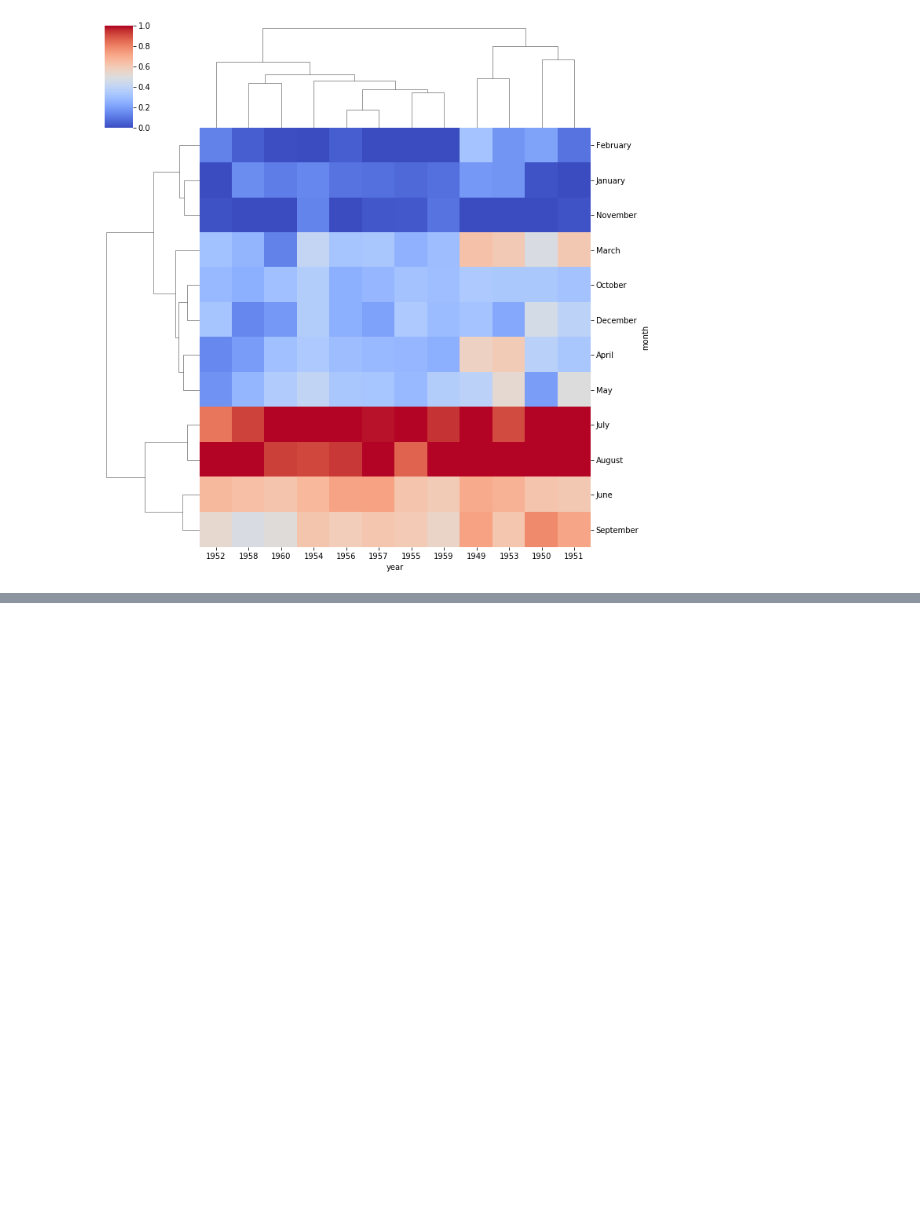
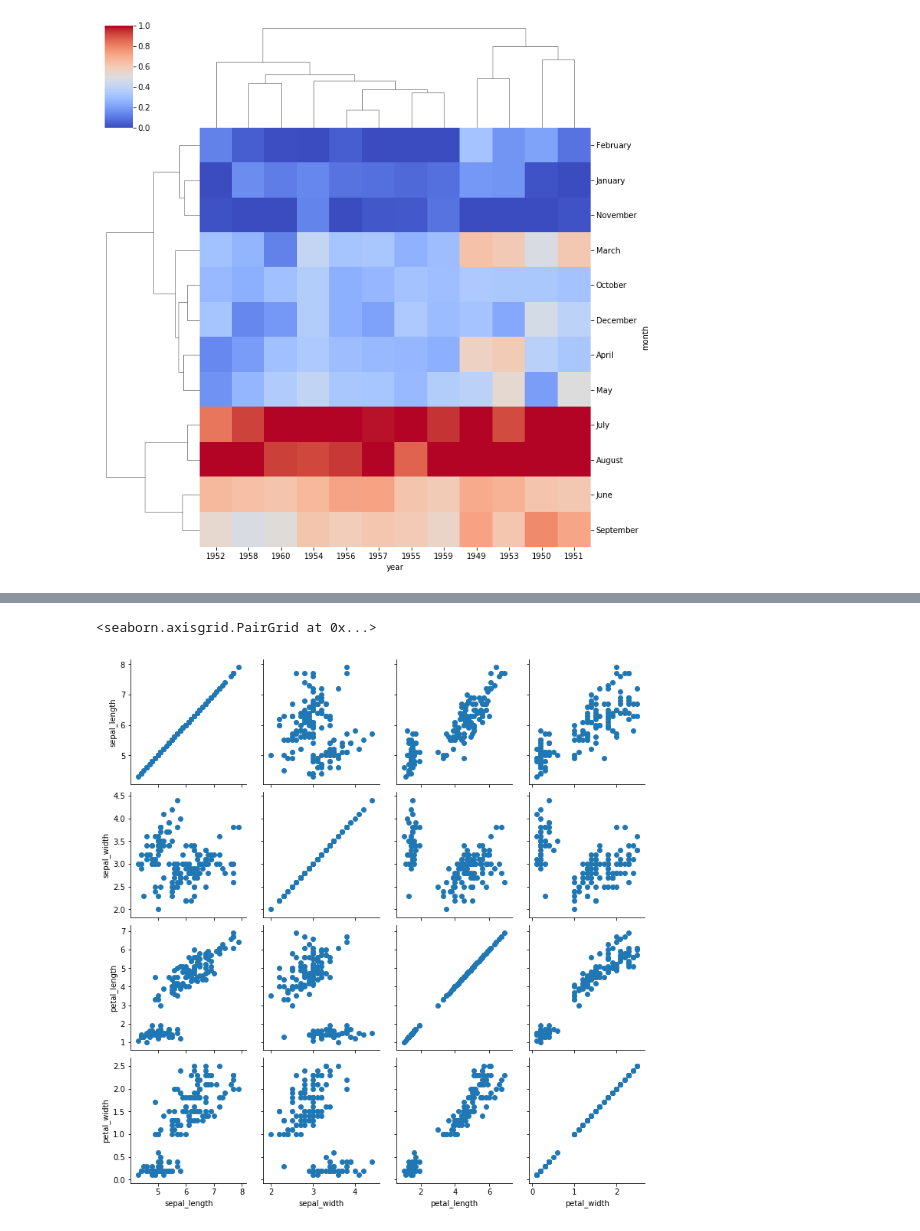
Before and after one commit to sigitp-git/miscell-pydsml, a Jupyter notebook: Seaborn/Seaborn-basics.ipynb, the cells around one changed output, grey strips where cells are left out. Cells and saved outputs as stored; diff of their text form; code cells hidden in the pictures; blank space fills up the shorter version.

```diff
--- a/Seaborn/Seaborn-basics.ipynb
+++ b/Seaborn/Seaborn-basics.ipynb
@@ -424,0 +459,6 @@ sns.clustermap(flights_matrix, cmap='coolwarm', standard_scale=1)
+# %%
+grid = sns.PairGrid(iris)
+grid.map(plt.scatter)
+# %% [output]
+<seaborn.axisgrid.PairGrid at 0x...>
+[figure, added]
```
Also changed, not shown: parts of 11 cells of this notebook.
